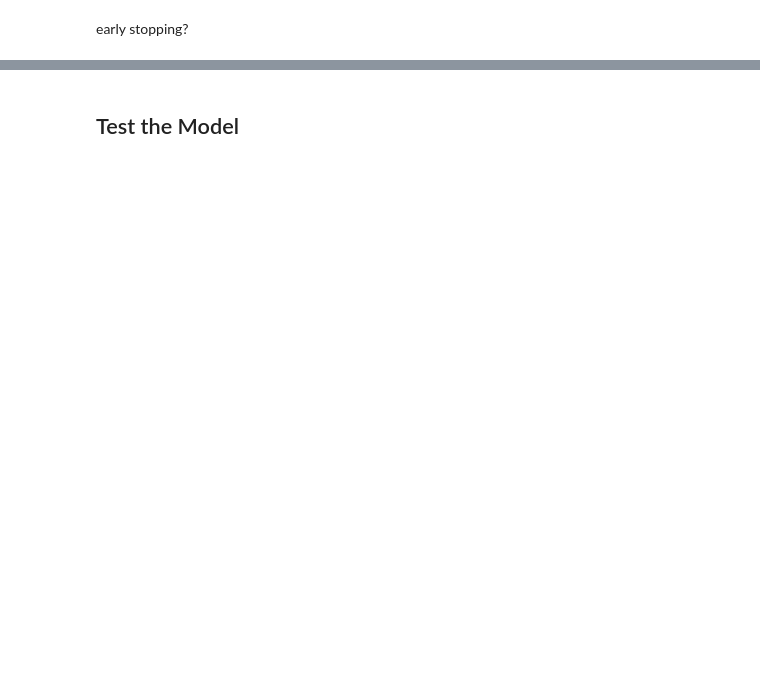
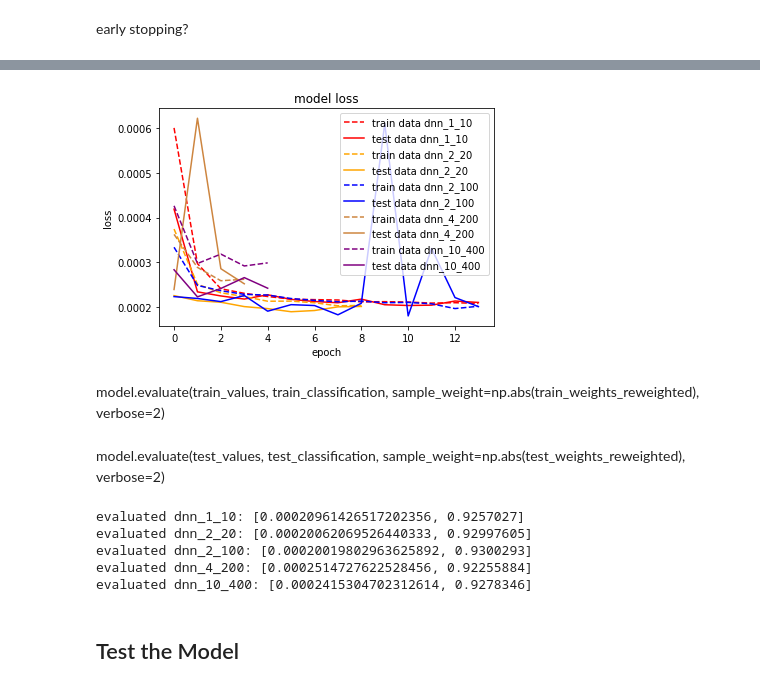
Before and after one commit to MaxStange1005/ATLAS-OpenData-Higgs-NeuralNetworks, a Jupyter notebook: machine_learning.ipynb, the cells around one changed output, grey strips where cells are left out. Cells and saved outputs as stored; diff of their text form; code cells hidden in the pictures; blank space fills up the shorter version.

Commit message:
early stopping, training hiostory, and train several models

```diff
--- a/machine_learning.ipynb
+++ b/machine_learning.ipynb
@@ -288,7 +321,7 @@ The list of available loss-functions are listed here https://www.tensorflow.org/
 For the binary (0 or 1) classification problem of the signal background separation the BinaryCrossentropy is used. <br>
 <b> Give more information!!! </b>
 # %%
-loss_fn = tf.keras.losses.BinaryCrossentropy(from_logits=True)
+loss_fn = tf.keras.losses.BinaryCrossentropy(from_logits=False)
 # %% [markdown]
 For the optimization of the loss-function different optimization algorithms can be used (see https://www.tensorflow.org/api_docs/python/tf/keras/optimizers). <br>
 The performance of the learning process is given by the metric (see https://www.tensorflow.org/api_docs/python/tf/keras/metrics)
@@ -299,2 +332,7 @@ model.compile(optimizer='adam',
+# %%
+for model_name in models:
+    models[model_name]['model'].compile(optimizer='adam',
+                                        loss=loss_fn,
+                                        weighted_metrics=['binary_accuracy'])
 # %% [markdown]
 early stopping?
@@ -306,0 +339,2 @@ model.evaluate(test_input_values,  test_input_classification, verbose=2)
+# %%
+early_stopping = tf.keras.callbacks.EarlyStopping(monitor='val_loss', patience=3)
@@ -306,0 +343,5 @@ model.evaluate(test_input_values,  test_input_classification, verbose=2)
+# %%
+for model_name in models:
+    print(f'Start training for {model_name}:')
+    history = models[model_name]['model'].fit(train_values, train_classification, sample_weight=np.abs(train_weights_reweighted), validation_data=(test_values, test_classification, np.abs(test_weights_reweighted)), callbacks=[early_stopping], epochs=40)
+    models[model_name]['history'] = history
@@ -307,2 +366,36 @@ model.evaluate(test_input_values,  test_input_classification, verbose=2)
+# %%
+color_list = ['red', 'orange', 'blue', 'peru', 'purple', 'lime', 'cyan']
+model_list = list(models.keys())
+model_colors = {}
+for i in range(len(models)):
+    model_name = model_list[i]
+    model_colors[model_name] = color_list[i]
+
+for model_name in models:
+    plt.plot(models[model_name]['history'].history['loss'], label=f'train data {model_name}', color=model_colors[model_name], linestyle='--')
+    plt.plot(models[model_name]['history'].history['val_loss'], label=f'test data {model_name}', color=model_colors[model_name])
+
+plt.title('model loss')
+plt.ylabel('loss')
+plt.xlabel('epoch')
+plt.legend()
+plt.savefig('plots/train_comparison.pdf')
+plt.show()
+# %% [output]
+[figure, added]
+# %% [markdown]
+model.evaluate(train_values,  train_classification, sample_weight=np.abs(train_weights_reweighted), verbose=2)
+# %% [markdown]
+model.evaluate(test_values,  test_classification, sample_weight=np.abs(test_weights_reweighted), verbose=2)
+# %%
+for model_name in models:
+    evaluation = models[model_name]['model'].evaluate(test_values,  test_classification, sample_weight=np.abs(test_weights_reweighted), verbose=2)
+    print(f'evaluated {model_name}: {evaluation}')
+# %% [output]
+evaluated dnn_1_10: [0.00020961426517202356, 0.9257027]
+evaluated dnn_2_20: [0.00020062069526440333, 0.92997605]
+evaluated dnn_2_100: [0.00020019802963625892, 0.9300293]
+evaluated dnn_4_200: [0.0002514727622528456, 0.92255884]
+evaluated dnn_10_400: [0.0002415304702312614, 0.9278346]
 # %% [markdown]
 ## Test the Model
```
Also changed, not shown: parts of 27 cells of this notebook.
